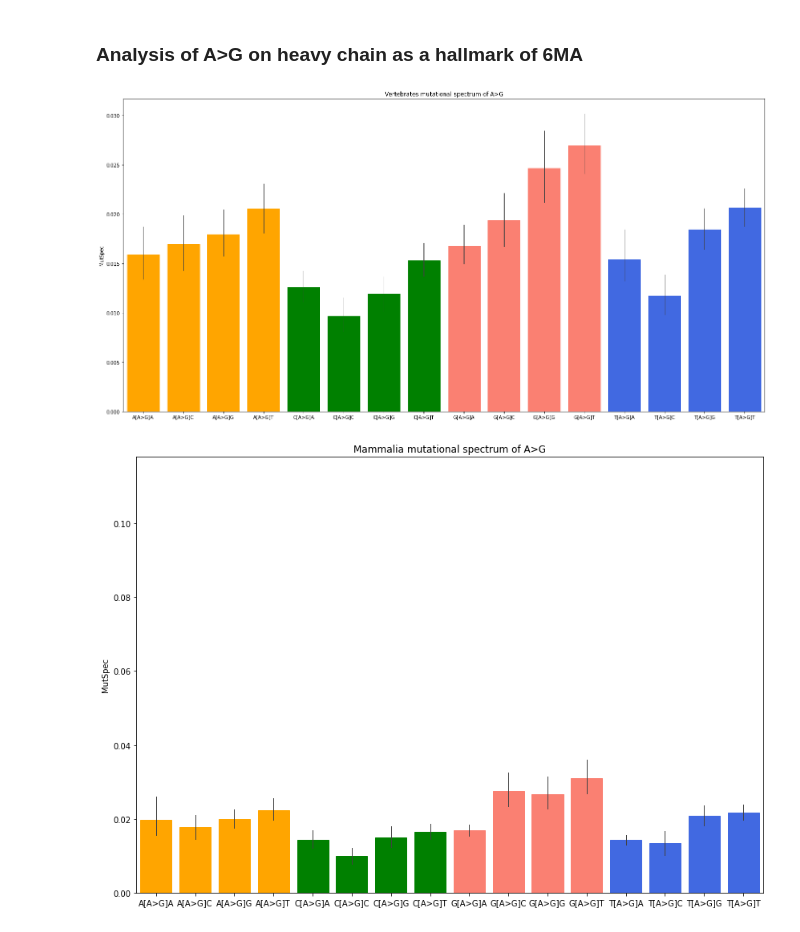
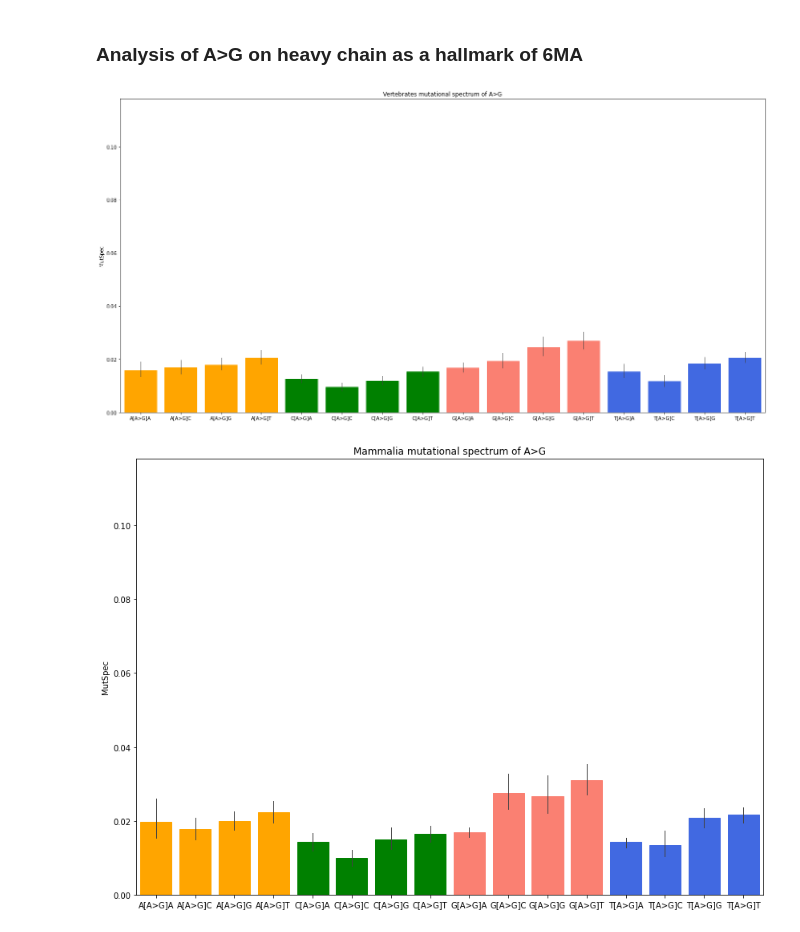
Before and after one commit to mitoclub/mtdna-192component-mutspec-chordata, a Jupyter notebook: scripts/get_mutspec.ipynb, the cells around one changed output. Drawn from its saved outputs; the diff is of its cells as text; code cells hidden in the pictures.

Commit message:
figure 5 and 6

```diff
--- a/scripts/get_mutspec.ipynb
+++ b/scripts/get_mutspec.ipynb
@@ -297,18 +298,17 @@ A_G_arr = ["A[A>G]A", "A[A>G]C", "A[A>G]G", "A[A>G]T", "C[A>G]A", "C[A>G]C", "C[
 # %%
 fig = plt.figure(figsize=(24, 12))
 ax = fig.add_subplot(111)
 sns.barplot(x="Mut", y="MutSpec", data=AG_only,
             order=A_G_arr, errwidth=1, ax=fig.gca())
-colorsAG = ['orange','orange','orange','orange','green','green','green','green',
-            'salmon','salmon','salmon','salmon','royalblue','royalblue','royalblue','royalblue']
 for bar, clr in zip(ax.patches, colorsAG):
         bar.set_color(clr)
 ax.set_xlabel('')
 ax.set_title('Vertebrates mutational spectrum of A>G')
+ax.set_ylim(0, 0.118)
 plt.savefig('../pictures/MutSpec/AGMutVert.pdf',dpi=300)
 plt.show()
 # %% [output]
-[figure, old version]
+[figure, new version]
 # %%
 for tx in taxes_to_draw:
     fig = plt.figure(figsize=(14, 10))
```
Also changed, not shown: parts of 5 cells of this notebook, 20 other files.
